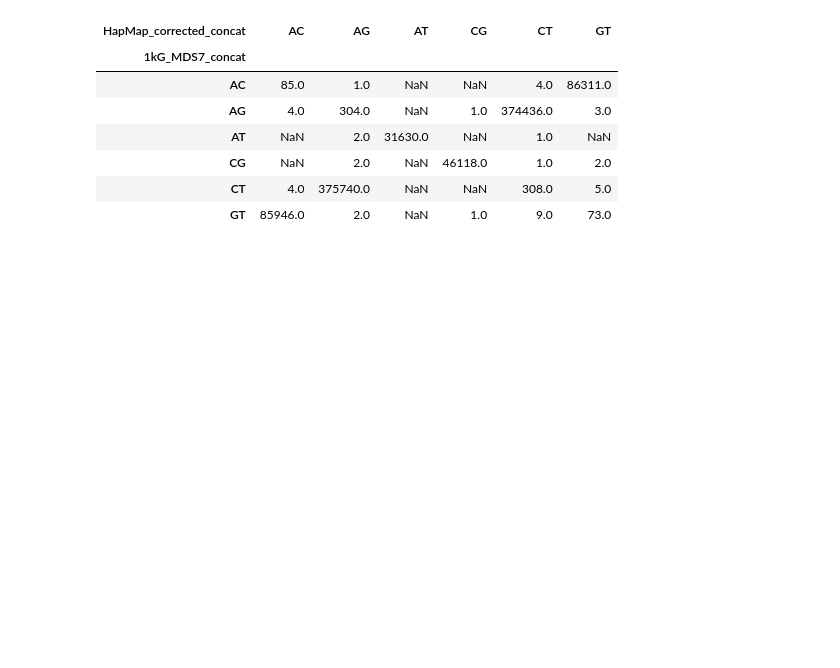
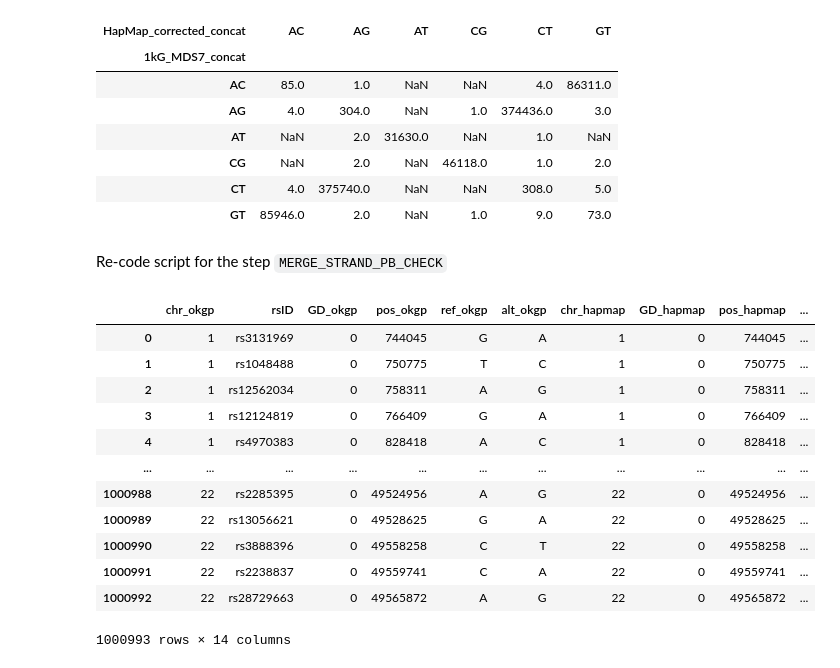
Before and after one commit to Truongphi20/GWA_tutorial, a Jupyter notebook: survey/merge_hapmap_and_okgp/quick_check.ipynb, the cells around one changed output. Saved outputs shown, nothing was run; the diff lists cells and outputs as text; code cells hidden in the pictures; blank space fills up the shorter version.

```diff
--- a/survey/merge_hapmap_and_okgp/quick_check.ipynb
+++ b/survey/merge_hapmap_and_okgp/quick_check.ipynb
@@ -282,3 +282,68 @@ check_trans(hapmap_file, okgp_file, "HapMap_corrected", "1kG_MDS7", use_ref_snps
 | CG | NaN | 2.0 | NaN | 46118.0 | 1.0 | 2.0 |
 | CT | 4.0 | 375740.0 | NaN | NaN | 308.0 | 5.0 |
 | GT | 85946.0 | 2.0 | NaN | 1.0 | 9.0 | 73.0 |
+# %% [markdown]
+Re-code script for the step `MERGE_STRAND_PB_CHECK`
+# %%
+import pandas as pd
+
+okgp_file = "../../output/POP_STRATIFICATION/HAMONIZE_OKGP_BUILD/1kG_MDS7.bim"
+hapmap_file = "../../output/POP_STRATIFICATION/MERGE_ENSURE_HAPMAP_REF/HapMap-adj.bim"
+
+col_names = ["chr", "rsID", "GD", "pos", "ref", "alt"]
+
+## Create common table
+bim1_df = pd.read_csv(okgp_file, sep="\s+", names=col_names)
+bim2_df = pd.read_csv(hapmap_file, sep="\s+", names=col_names)
+merge_table = bim1_df.merge(bim2_df, how="inner", on="rsID", suffixes=["_okgp", "_hapmap"])
+
+merge_table["okgp_concat"] = (merge_table[f"ref_okgp"] + merge_table[f"alt_okgp"]).map(lambda x: "".join(sorted(x)))
+merge_table["hapmap_concat"] = (merge_table[f"ref_hapmap"] + merge_table[f"alt_hapmap"]).map(lambda x: "".join(sorted(x)))
+
+## Check strand flipping
+complement_dict = {
+    "AC": "GT",
+    "AG": "CT",
+    "AT": "AT",
+    "CG": "CG",
+    "CT": "AG",
+    "GT": "AC"
+}
+
+def check_flipping(snp1, snp2):
+    if snp1 == snp2:
+        return False
+
+    if complement_dict[snp1] == snp2:
+        return True
+
+    return False
+
+merge_table["check_flipping"] = merge_table[["okgp_concat","hapmap_concat"]]\
+                                        .apply(lambda x: check_flipping(x["okgp_concat"], x["hapmap_concat"]), axis="columns")
+
+flipping_table = merge_table[merge_table["check_flipping"]]
+flipping_table[["rsID"]].to_csv("flipping_snps.txt", index=None, header=None)
+
+## Get a list of dropped SNPs
+drop_table = merge_table[~merge_table["check_flipping"]]
+drop_table = merge_table[~merge_table["check_flipping"]].copy()
+drop_table["check_dropping"] = drop_table["okgp_concat"] != drop_table["hapmap_concat"]
+drop_table = drop_table[drop_table["check_dropping"]]
+drop_table["rsID"].to_csv("dropping_snps.txt", index=None, header=None)
+
+merge_table
+# %% [output]
+|  | chr_okgp | rsID | GD_okgp | pos_okgp | ref_okgp | alt_okgp | chr_hapmap | GD_hapmap | pos_hapmap | ... |
+| 0 | 1 | rs3131969 | 0 | 744045 | G | A | 1 | 0 | 744045 | ... |
+| 1 | 1 | rs1048488 | 0 | 750775 | T | C | 1 | 0 | 750775 | ... |
+| 2 | 1 | rs12562034 | 0 | 758311 | A | G | 1 | 0 | 758311 | ... |
+| 3 | 1 | rs12124819 | 0 | 766409 | G | A | 1 | 0 | 766409 | ... |
+| 4 | 1 | rs4970383 | 0 | 828418 | A | C | 1 | 0 | 828418 | ... |
+| ... | ... | ... | ... | ... | ... | ... | ... | ... | ... | ... |
+| 1000988 | 22 | rs2285395 | 0 | 49524956 | A | G | 22 | 0 | 49524956 | ... |
+| 1000989 | 22 | rs13056621 | 0 | 49528625 | G | A | 22 | 0 | 49528625 | ... |
+| 1000990 | 22 | rs3888396 | 0 | 49558258 | C | T | 22 | 0 | 49558258 | ... |
+| 1000991 | 22 | rs2238837 | 0 | 49559741 | C | A | 22 | 0 | 49559741 | ... |
+| 1000992 | 22 | rs28729663 | 0 | 49565872 | A | G | 22 | 0 | 49565872 | ... |
+1000993 rows × 14 columns
```
Also changed, not shown: parts of 1 cell of this notebook, 4 other files.
